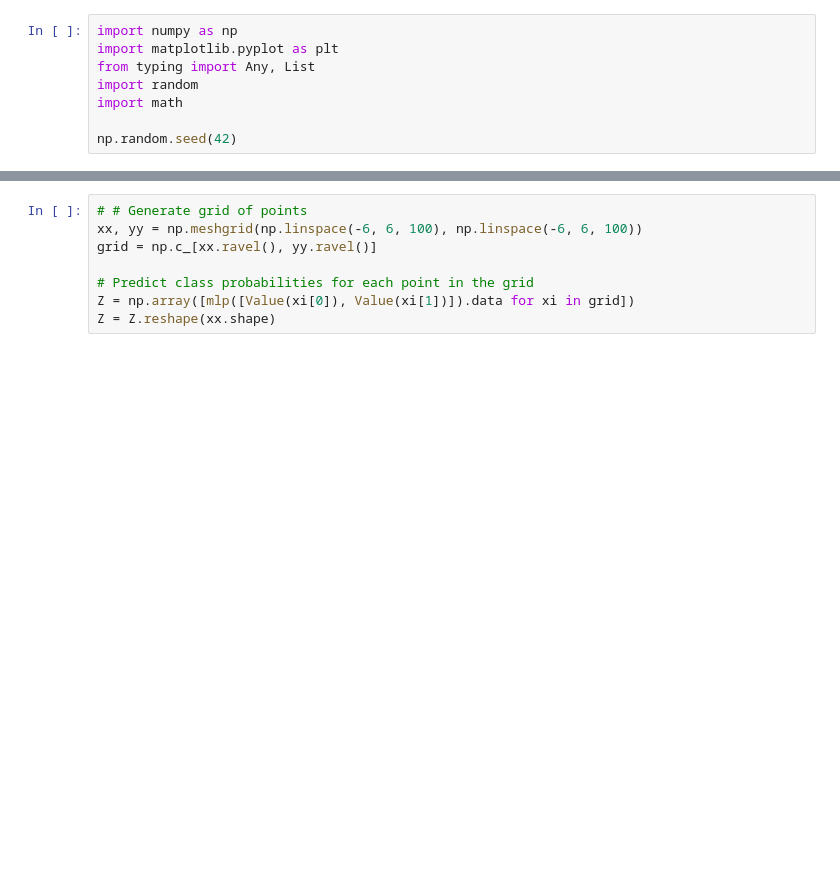
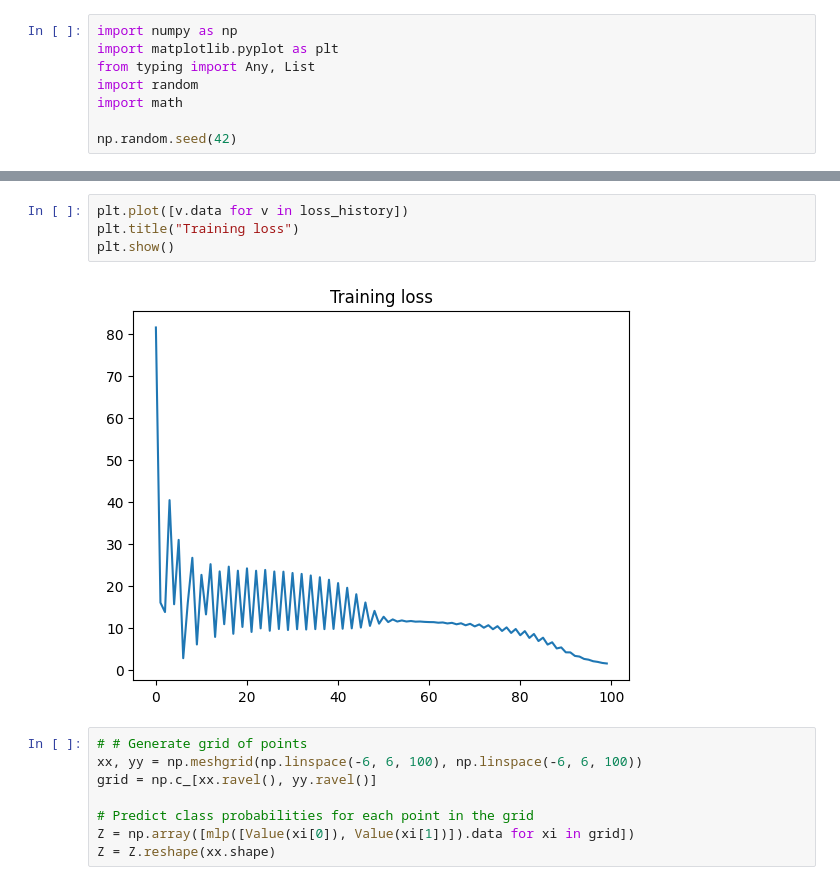
Before and after one commit to buzaXnov/zero-to-hero, a Jupyter notebook: micrograd_playing.ipynb, the cells around one changed output, grey strips where cells are left out. Saved outputs shown, nothing was run; the diff lists cells and outputs as text; blank space fills up the shorter version.

```diff
--- a/micrograd_playing.ipynb
+++ b/micrograd_playing.ipynb
@@ -214,3 +262,9 @@ Step 100: loss: 0.6650365072537936
+# %%
+plt.plot([v.data for v in loss_history])
+plt.title("Training loss")
+plt.show()
+# %% [output]
+[figure, added]
 # %%
 # # Generate grid of points
 xx, yy = np.meshgrid(np.linspace(-6, 6, 100), np.linspace(-6, 6, 100))
```
Also changed, not shown: parts of 5 cells of this notebook.
